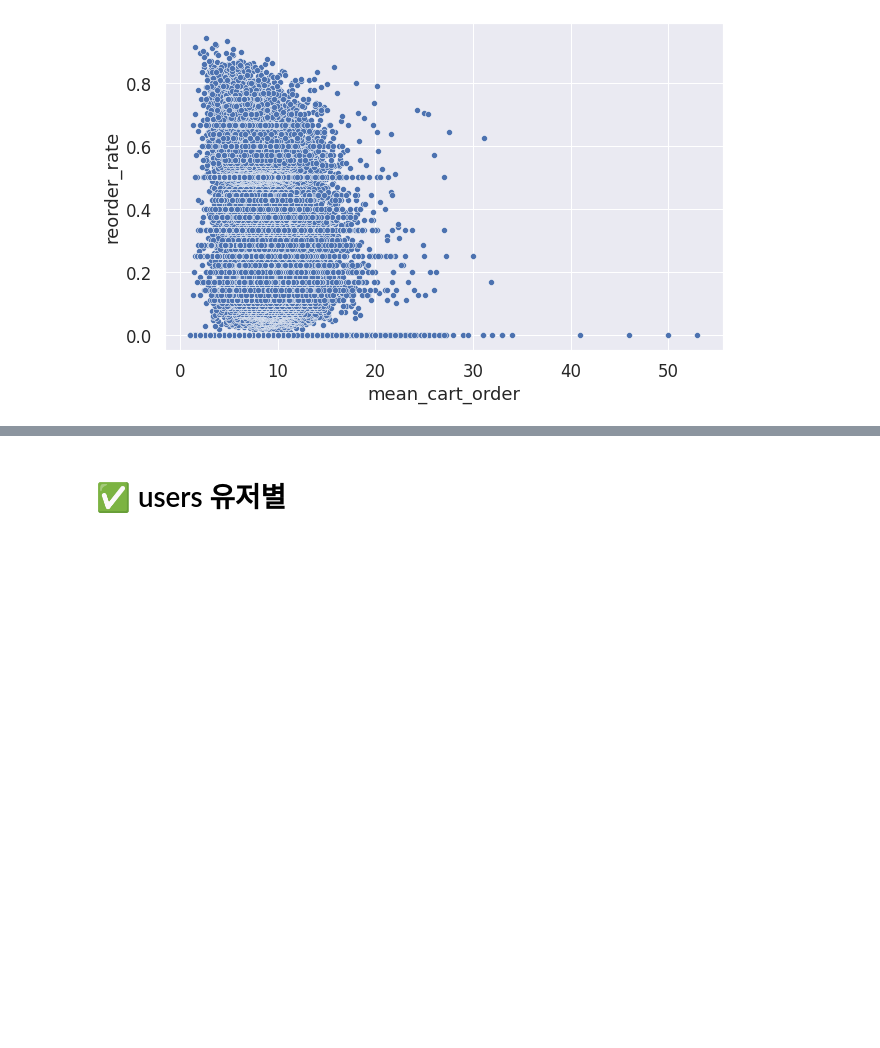
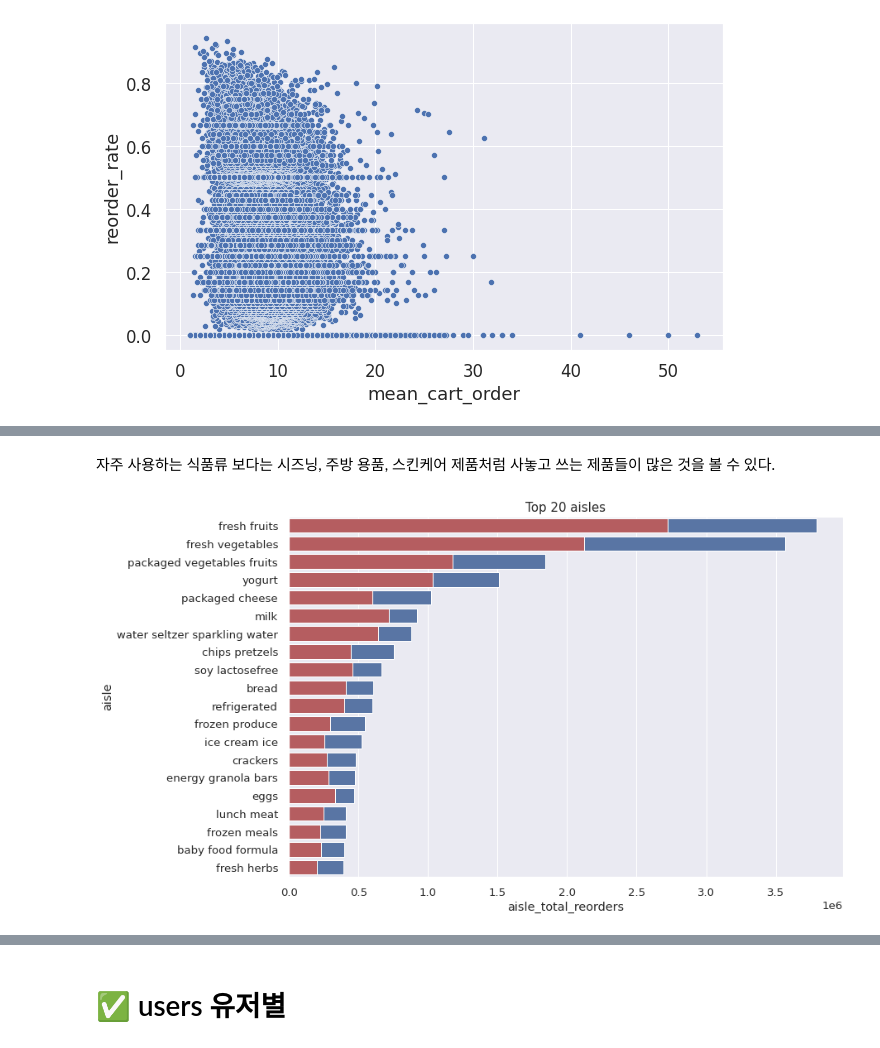
Before and after one commit to helperjby/Wishlist_project, a Jupyter notebook: EDA/EDA_wishlist_3주차.ipynb, the cells around one changed output, grey strips where cells are left out. Cells and saved outputs as stored; diff of their text form; code cells hidden in the pictures; blank space fills up the shorter version.

```diff
--- a/EDA/EDA_wishlist_3주차.ipynb
+++ b/EDA/EDA_wishlist_3주차.ipynb
@@ -718,0 +812,13 @@ plt.show()
+# %% [markdown]
+자주 사용하는 식품류 보다는 시즈닝, 주방 용품, 스킨케어 제품처럼 사놓고 쓰는 제품들이 많은 것을 볼 수 있다.
+# %%
+# aisle 주문수와 재주문 수 Top 20
+aisle_feats = aisle_feats.sort_values('aisle_total_orders', ascending=False, ignore_index=True)
+
+plt.figure(figsize=(12, 8))
+plt.title('Top 20 aisles', fontsize=15)
+sns.barplot(aisle_feats.aisle_total_orders[0:20], aisle_feats.aisle.astype(np.object0)[0:20], label='total', color=color[0])
+sns.barplot(aisle_feats.aisle_total_reorders[0:20], aisle_feats.aisle.astype(np.object0)[0:20], label='reorders', color=color[3])
+plt.show()
+# %% [output]
+[figure, added]
```
Also changed, not shown: parts of 25 cells of this notebook, 8 other files.
